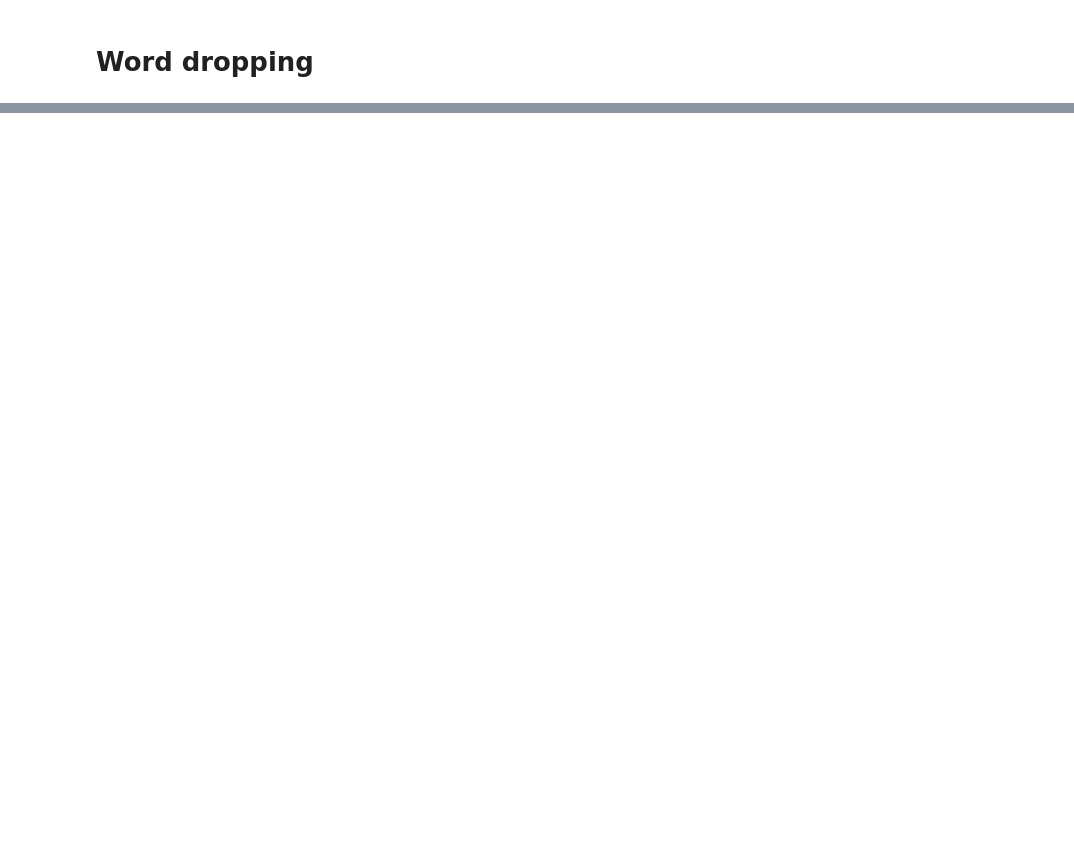
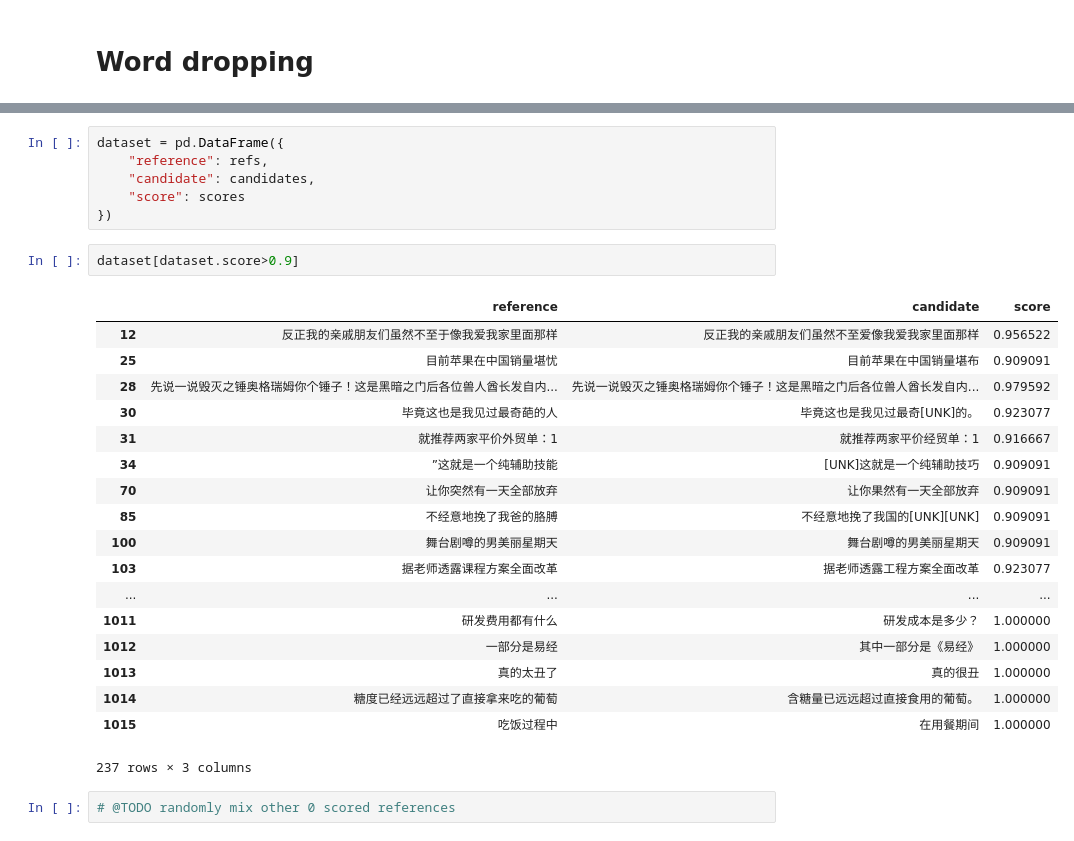
Before and after one commit to sailxjx/bleurt, a Jupyter notebook: pretrain/pretrain.ipynb, the cells around one changed output, grey strips where cells are left out. Saved outputs shown, nothing was run; the diff lists cells and outputs as text; blank space fills up the shorter version.

Commit message:
Blend all data generating functions

```diff
--- a/pretrain/pretrain.ipynb
+++ b/pretrain/pretrain.ipynb
@@ -263,0 +347,29 @@ with open("./homebrewed/back_translated.txt", "w") as f:
+# %%
+dataset = pd.DataFrame({
+    "reference": refs,
+    "candidate": candidates,
+    "score": scores
+})
+# %%
+dataset[dataset.score>0.9]
+# %% [output]
+|  | reference | candidate | score |
+| 12 | 反正我的亲戚朋友们虽然不至于像我爱我家里面那样 | 反正我的亲戚朋友们虽然不至爱像我爱我家里面那样 | 0.956522 |
+| 25 | 目前苹果在中国销量堪忧 | 目前苹果在中国销量堪布 | 0.909091 |
+| 28 | 先说一说毁灭之锤奥格瑞姆你个锤子！这是黑暗之门后各位兽人酋长发自内... | 先说一说毁灭之锤奥格瑞姆你个锤子！这是黑暗之门后各位兽人酋长发自内... | 0.979592 |
+| 30 | 毕竟这也是我见过最奇葩的人 | 毕竟这也是我见过最奇[UNK]的。 | 0.923077 |
+| 31 | 就推荐两家平价外贸单：1 | 就推荐两家平价经贸单：1 | 0.916667 |
+| 34 | ”这就是一个纯辅助技能 | [UNK]这就是一个纯辅助技巧 | 0.909091 |
+| 70 | 让你突然有一天全部放弃 | 让你果然有一天全部放弃 | 0.909091 |
+| 85 | 不经意地挽了我爸的胳膊 | 不经意地挽了我国的[UNK][UNK] | 0.909091 |
+| 100 | 舞台剧噂的男美丽星期天 | 舞台剧噂的男美丽星期天 | 0.909091 |
+| 103 | 据老师透露课程方案全面改革 | 据老师透露工程方案全面改革 | 0.923077 |
+| ... | ... | ... | ... |
+| 1011 | 研发费用都有什么 | 研发成本是多少？ | 1.000000 |
+| 1012 | 一部分是易经 | 其中一部分是《易经》 | 1.000000 |
+| 1013 | 真的太丑了 | 真的很丑 | 1.000000 |
+| 1014 | 糖度已经远远超过了直接拿来吃的葡萄 | 含糖量已远远超过直接食用的葡萄。 | 1.000000 |
+| 1015 | 吃饭过程中 | 在用餐期间 | 1.000000 |
+237 rows × 3 columns
+# %%
+# @TODO randomly mix other 0 scored references
```
Also changed, not shown: parts of 11 cells of this notebook.
